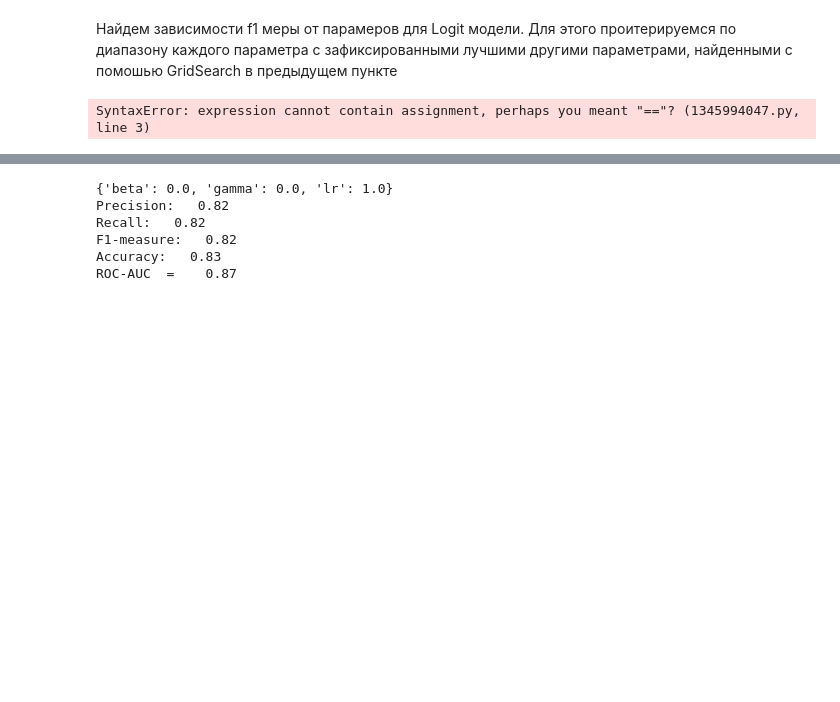
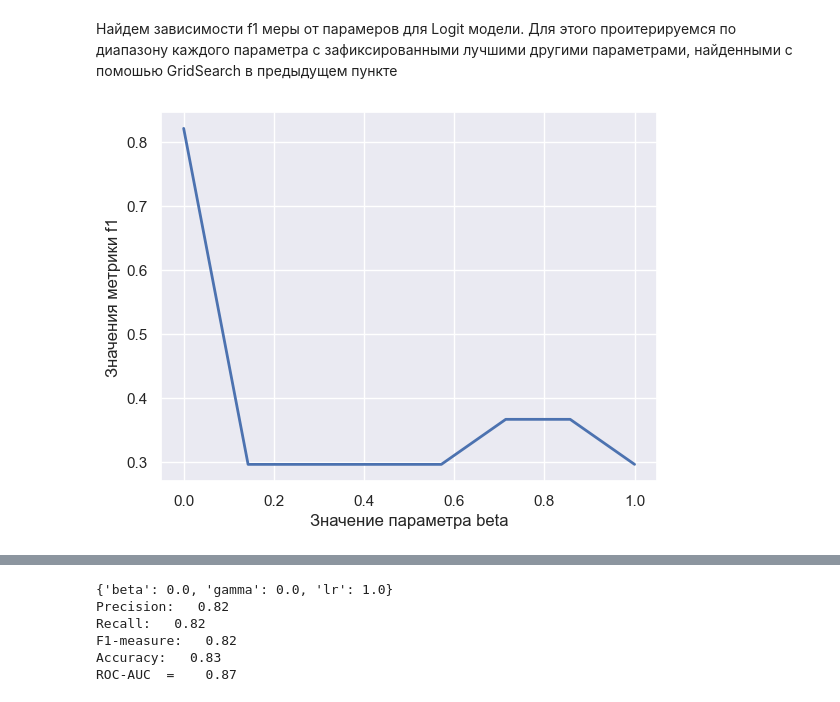
Before and after one commit to Bogdan108/ML, a Jupyter notebook: HW/HW_3/HW3_v8.ipynb, the cells around one changed output, grey strips where cells are left out. Drawn from its saved outputs; the diff is of its cells as text; code cells hidden in the pictures; blank space fills up the shorter version.

```diff
--- a/HW/HW_3/HW3_v8.ipynb
+++ b/HW/HW_3/HW3_v8.ipynb
@@ -449,21 +481,20 @@ ROC-AUC  =    0.87
 # %% [markdown]
 Найдем зависимости f1 меры от парамеров для Logit модели. Для этого проитерируемся по диапазону каждого параметра с зафиксированными лучшими другими параметрами, найденными с помошью GridSearch в предыдущем пункте
 # %%
-def show_f1(param:[], para_res:[],param_name):
+def show_f1(param:[], param_res:[],param_name):
     plt.figure()
-    plt.plot(param, para_res, label=key, lw=2)
-    plt.xlabel('Значения метрик')
-    plt.ylabel('Значение параметра ' + param_name)
-    plt.legend()
+    plt.plot(param, param_res, lw=2)
+    plt.ylabel('Значения метрики f1')
+    plt.xlabel('Значение параметра ' + param_name)
     plt.show()
 # %%
 beta_result = []
 for beta in params_logit['beta']:
-    svr = Logit(max_iter=1000, 'beta'=beta)
-    clf.fit(train_texts, train_y)
-    pred = clf.predict(test_texts)
+    svr = Logit(max_iter=1000, beta=beta, gamma=0, lr=1)
+    svr.fit(train_texts, train_y)
+    pred = svr.predict(test_texts)
     beta_result.append(f1_score(test_y, pred, average='macro'))
 show_f1(params_logit['beta'],beta_result,'beta' )
 # %% [output]
-SyntaxError: expression cannot contain assignment, perhaps you meant "=="? (1345994047.py, line 3)
+[figure, added]
 # %%
```
Also changed, not shown: parts of 10 cells of this notebook.
